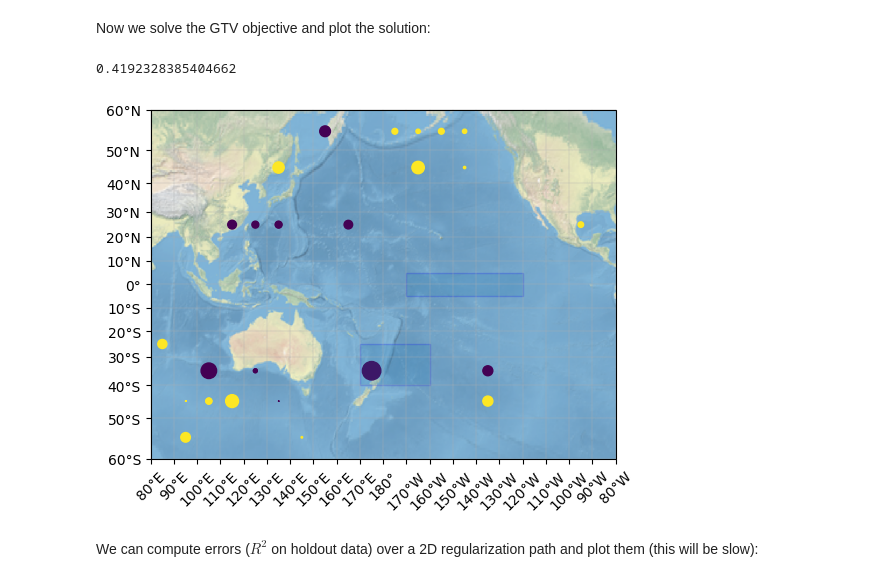
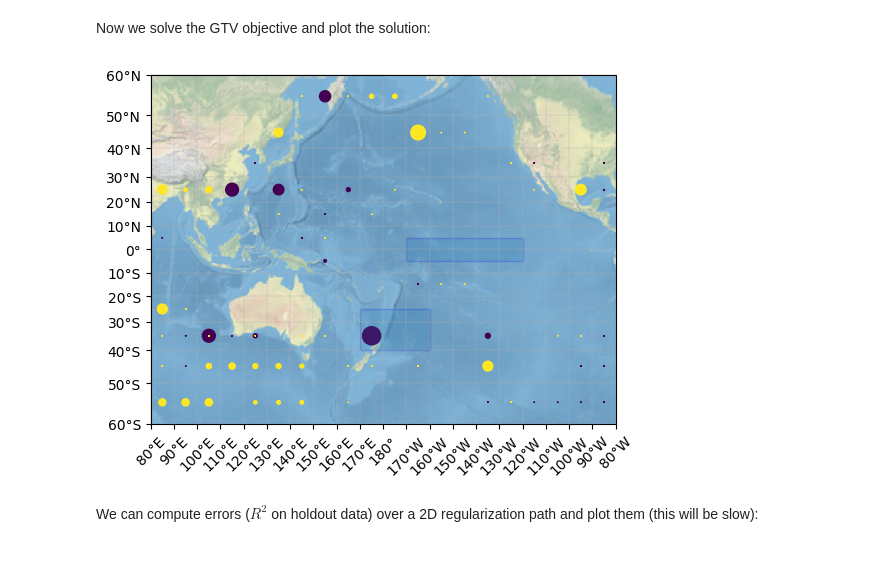
Before and after one commit to Willett-Group/gtv_forecasting, a Jupyter notebook: gtv_example.ipynb, the cells around one changed output. Saved outputs shown, nothing was run; the diff lists cells and outputs as text; code cells hidden in the pictures.

```diff
--- a/gtv_example.ipynb
+++ b/gtv_example.ipynb
@@ -38,17 +38,15 @@ y_test = y[50:]
 # %% [markdown]
 Now we solve the GTV objective and plot the solution:
 # %%
-# solve GTV for a specified pair of regularization parameters (these aren't optimal just a pair that works)
-beta = gtv_cvx(X_train, y_train, Dlens, lambda_lasso=.013, lambda_tv=.0007, alpha=.9)
-print(r2_score(y_test, X_test@beta))
+# solve GTV for a specified pair of regularization parameters
+# (use CV to find the optimal pair; these are just for demonstration)
+beta = gtv_cvx(X_train, y_train, Dlens, lambda_lasso=.01, lambda_tv=.001, alpha=.9)
+
+# plot the solution
+fts['coef'] = beta/2
+plot_coefs(fts)
 # %% [output]
-0.4192328385404662
+[figure, added]
-# %%
-# plot the solution
-fts['coef'] = beta/2
-plot_coefs(fts)
-# %% [output]
-[figure, removed]
 # %% [markdown]
 We can compute errors ($R^2$ on holdout data) over a 2D regularization path and plot them (this will be slow):
 # %%
```
Also changed, not shown: 1 other file.
